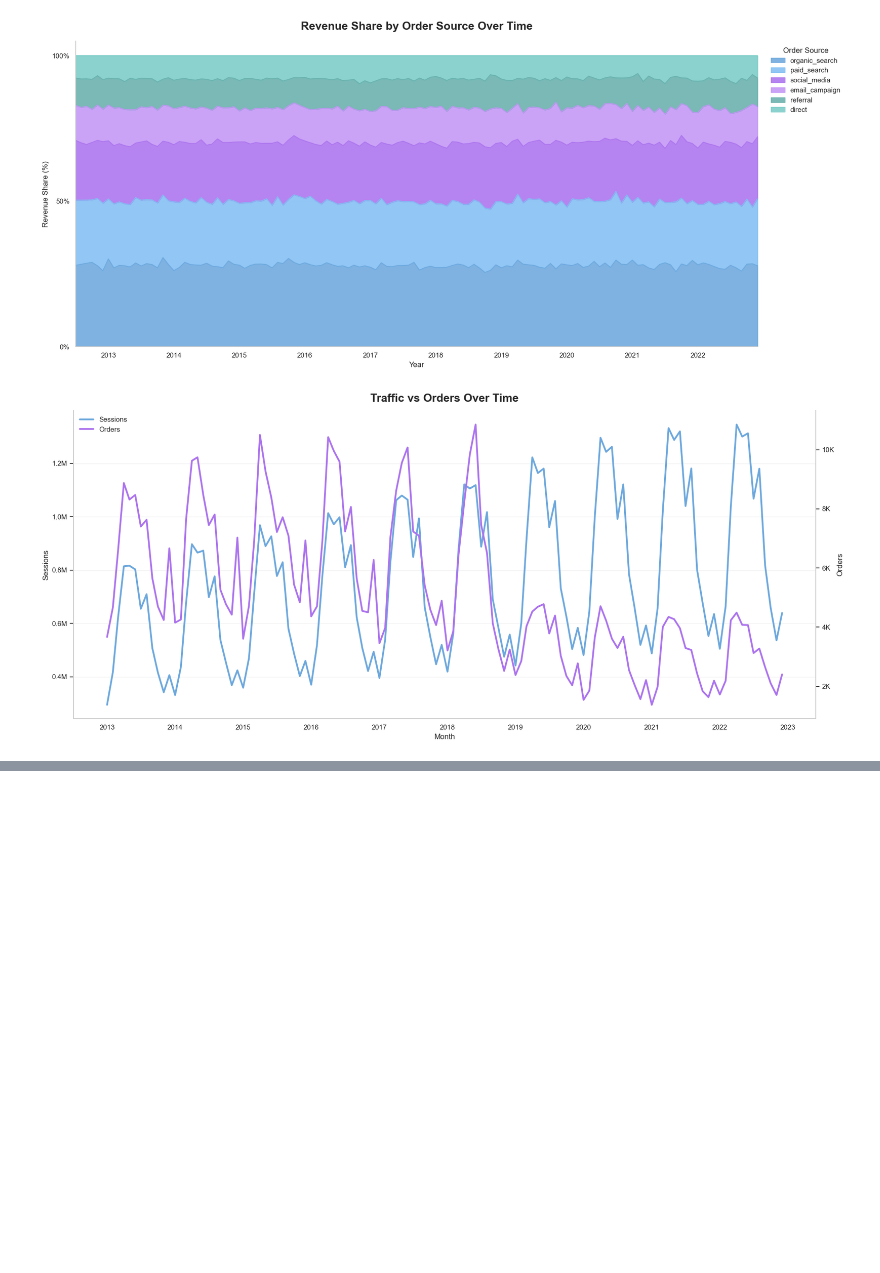
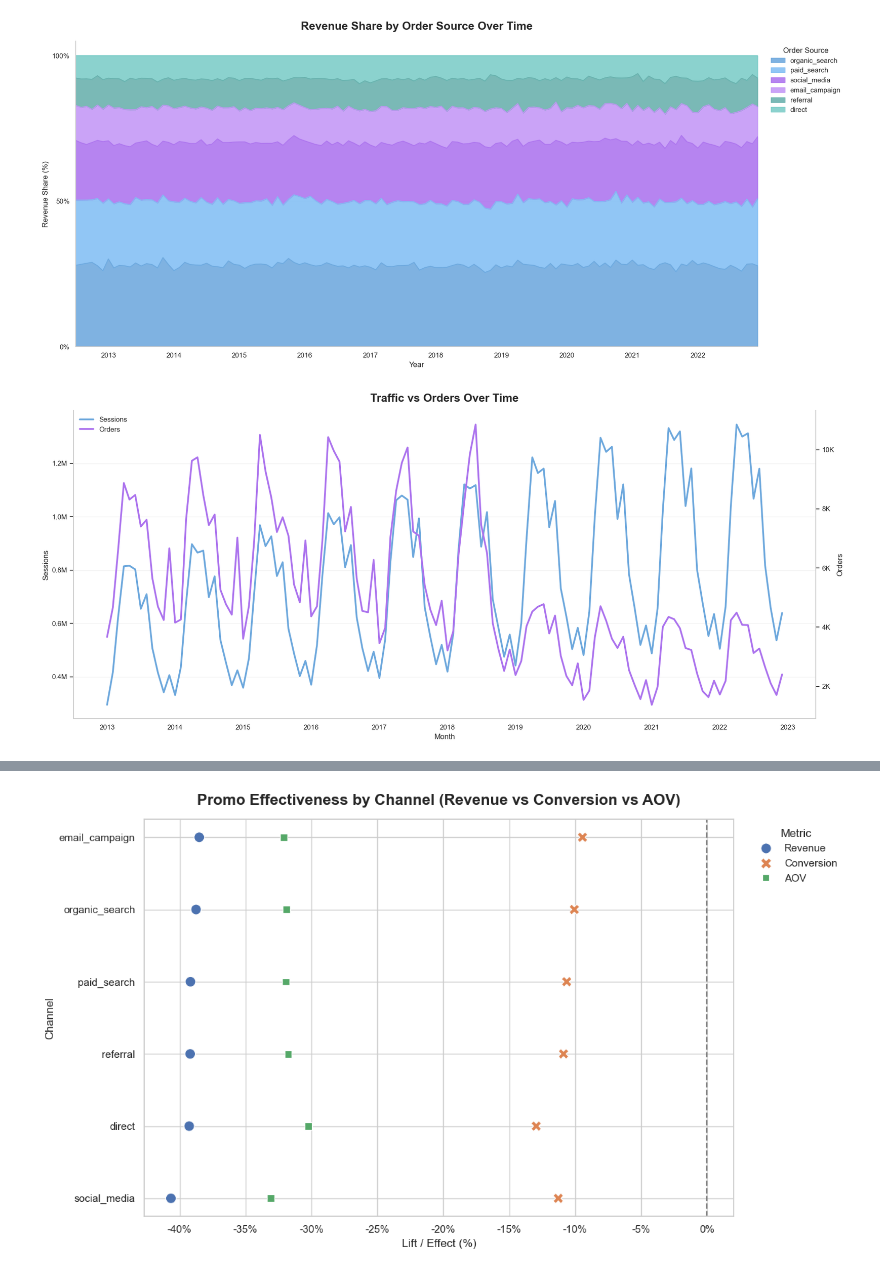
Before and after one commit to bee1zebub05/datathon-2026, a Jupyter notebook: DB4/db4.ipynb, the cells around one changed output, grey strips where cells are left out. Drawn from its saved outputs; the diff is of its cells as text; code cells hidden in the pictures; blank space fills up the shorter version.

```diff
--- a/DB4/db4.ipynb
+++ b/DB4/db4.ipynb
@@ -298,0 +469,69 @@ Passing `palette` without assigning `hue` is deprecated and will be removed in v
+# %%
+import pandas as pd
+import matplotlib.pyplot as plt
+import matplotlib.ticker as mtick
+import seaborn as sns
+
+sns.set(style="whitegrid")
+
+# =========================
+# reshape data
+# =========================
+plot_df = metrics_df.melt(
+    id_vars="order_source",
+    value_vars=["revenue_lift", "conversion_lift", "aov_effect"],
+    var_name="metric",
+    value_name="value"
+)
+
+metric_map = {
+    "revenue_lift": "Revenue",
+    "conversion_lift": "Conversion",
+    "aov_effect": "AOV"
+}
+
+plot_df["metric"] = plot_df["metric"].map(metric_map)
+
+# =========================
+# plot
+# =========================
+plt.figure(figsize=(12,7))
+
+sns.scatterplot(
+    data=plot_df,
+    x="value",
+    y="order_source",
+    hue="metric",
+    style="metric",
+    s=120
+)
+
+# zero line
+plt.axvline(0, linestyle="--", color="gray")
+
+# format
+plt.title(
+    "Promo Effectiveness by Channel (Revenue vs Conversion vs AOV)",
+    fontsize=16,
+    fontweight="bold",
+    pad=15
+)
+
+plt.xlabel("Lift / Effect (%)")
+plt.ylabel("Channel")
+
+plt.gca().xaxis.set_major_formatter(
+    mtick.FuncFormatter(lambda x, _: f"{x:.0%}")
+)
+
+plt.legend(
+    title="Metric",
+    bbox_to_anchor=(1.02, 1),
+    loc="upper left",
+    frameon=False
+)
+
+plt.tight_layout()
+plt.show()
+# %% [output]
+[figure, added]
```
Also changed, not shown: parts of 4 cells of this notebook, 3 other files.
